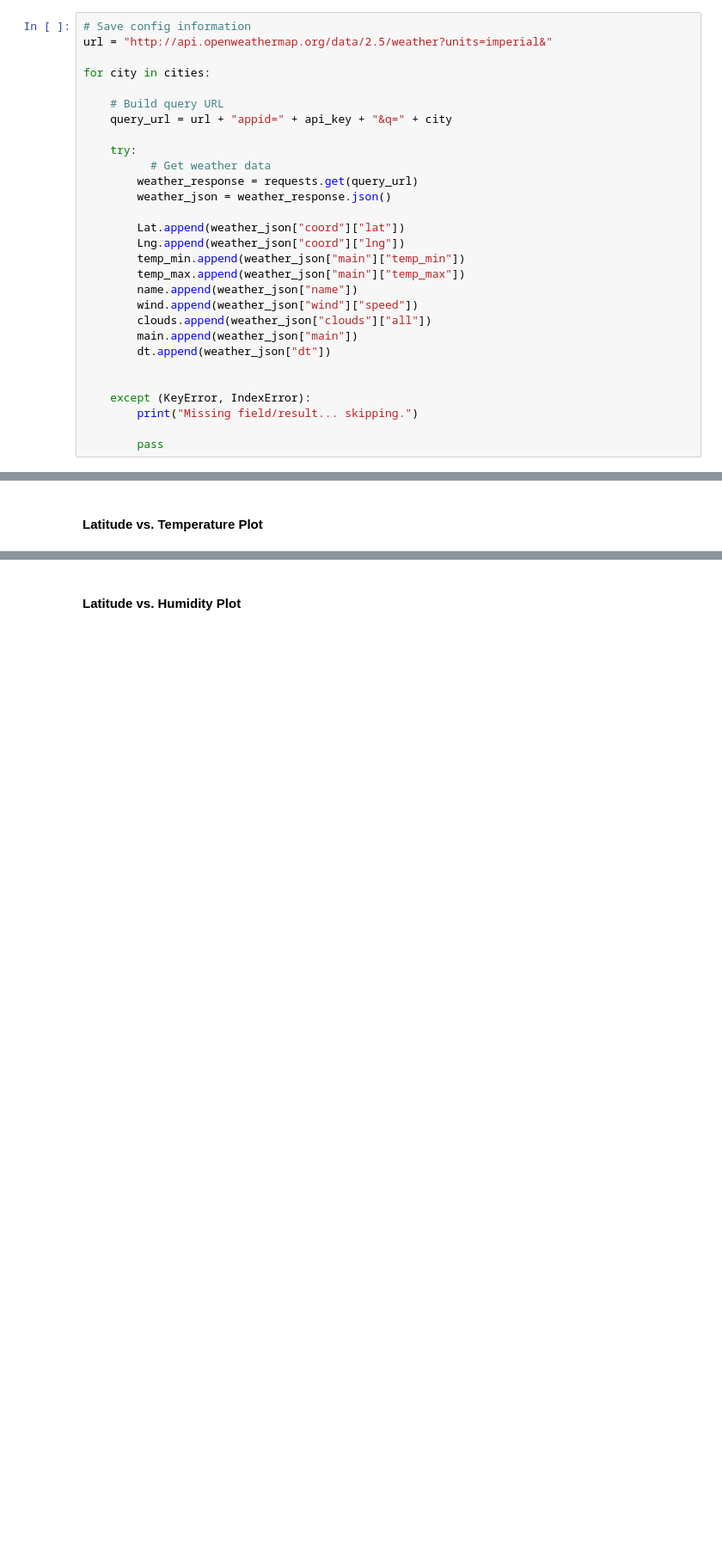
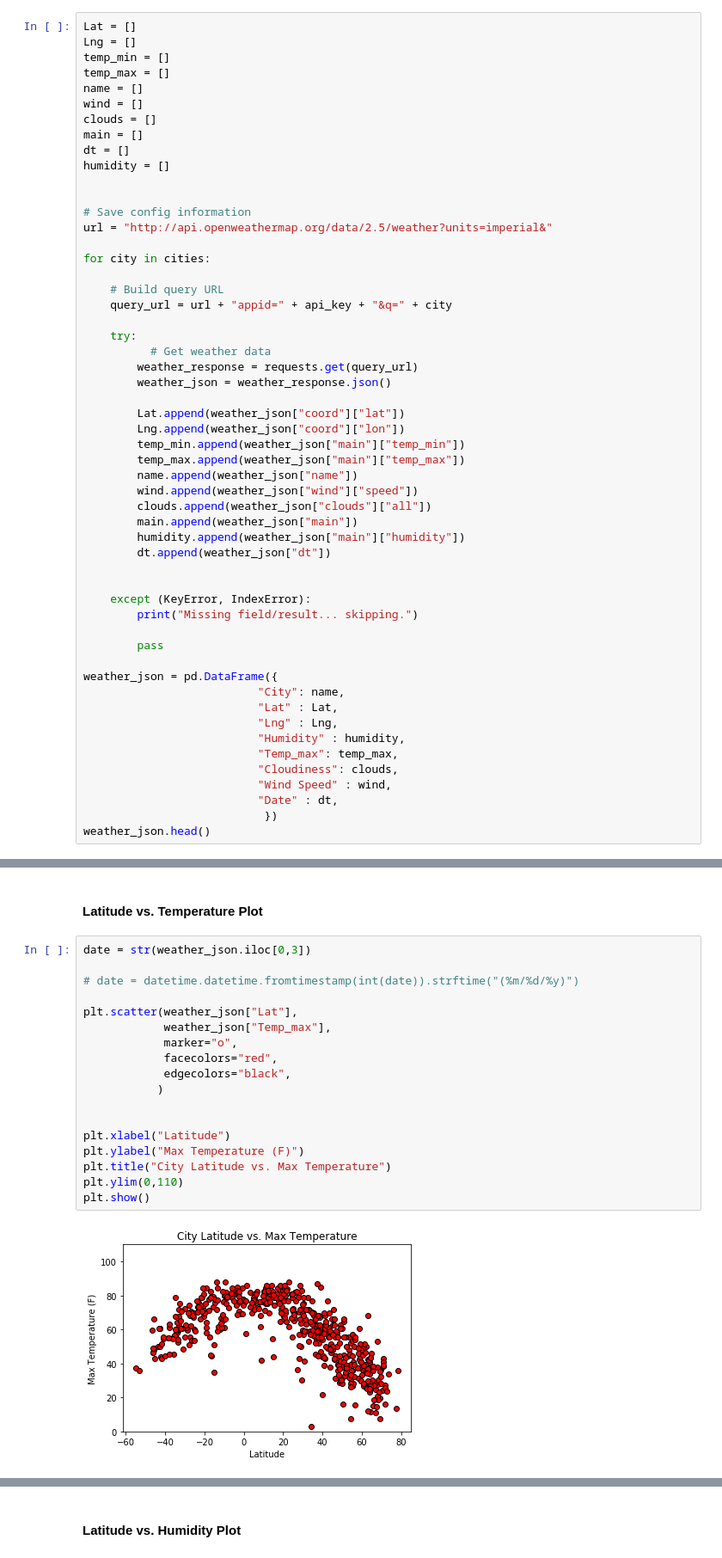
Before and after one commit to VWatsup/PythonAPIs, a Jupyter notebook: PythonAPIs_Hmk_WeatherPy.ipynb, the cells around one changed output, grey strips where cells are left out. Shown: that part at 86% size. Saved outputs shown, nothing was run; the diff lists cells and outputs as text; blank space fills up the shorter version.

```diff
--- a/PythonAPIs_Hmk_WeatherPy.ipynb
+++ b/PythonAPIs_Hmk_WeatherPy.ipynb
@@ -61,6 +63,18 @@ len(cities)
 * Perform a weather check on each city using a series of successive API calls.
 * Include a print log of each city as it'sbeing processed (with the city number and city name).
 # %%
+Lat = []
+Lng = []
+temp_min = []
+temp_max = []
+name = []
+wind = []
+clouds = []
+main = []
+dt = []
+humidity = []
+
+
 # Save config information
 url = "http://api.openweathermap.org/data/2.5/weather?units=imperial&"
 
@@ -75,13 +89,14 @@ for city in cities:
         weather_json = weather_response.json()
 
         Lat.append(weather_json["coord"]["lat"])
-        Lng.append(weather_json["coord"]["lng"])
+        Lng.append(weather_json["coord"]["lon"])
         temp_min.append(weather_json["main"]["temp_min"])
         temp_max.append(weather_json["main"]["temp_max"])
         name.append(weather_json["name"])
         wind.append(weather_json["wind"]["speed"])
         clouds.append(weather_json["clouds"]["all"])
         main.append(weather_json["main"])
+        humidity.append(weather_json["main"]["humidity"])
         dt.append(weather_json["dt"])
 
 
@@ -89,4 +104,16 @@ for city in cities:
         print("Missing field/result... skipping.")
 
         pass
+
+weather_json = pd.DataFrame({
+                          "City": name,
+                          "Lat" : Lat,
+                          "Lng" : Lng,
+                          "Humidity" : humidity,
+                          "Temp_max": temp_max,
+                          "Cloudiness": clouds,
+                          "Wind Speed" : wind,
+                          "Date" : dt,
+                           })
+weather_json.head()
 # %% [output]
@@ -179,2 +242,22 @@ weather_response.json()
 # %% [markdown]
 #### Latitude vs. Temperature Plot
+# %%
+date = str(weather_json.iloc[0,3])
+
+# date = datetime.datetime.fromtimestamp(int(date)).strftime("(%m/%d/%y)")
+
+plt.scatter(weather_json["Lat"],
+            weather_json["Temp_max"],
+            marker="o",
+            facecolors="red",
+            edgecolors="black",
+           )
+
+
+plt.xlabel("Latitude")
+plt.ylabel("Max Temperature (F)")
+plt.title("City Latitude vs. Max Temperature")
+plt.ylim(0,110)
+plt.show()
+# %% [output]
+[figure, added]
```
Also changed, not shown: parts of 14 cells of this notebook.
